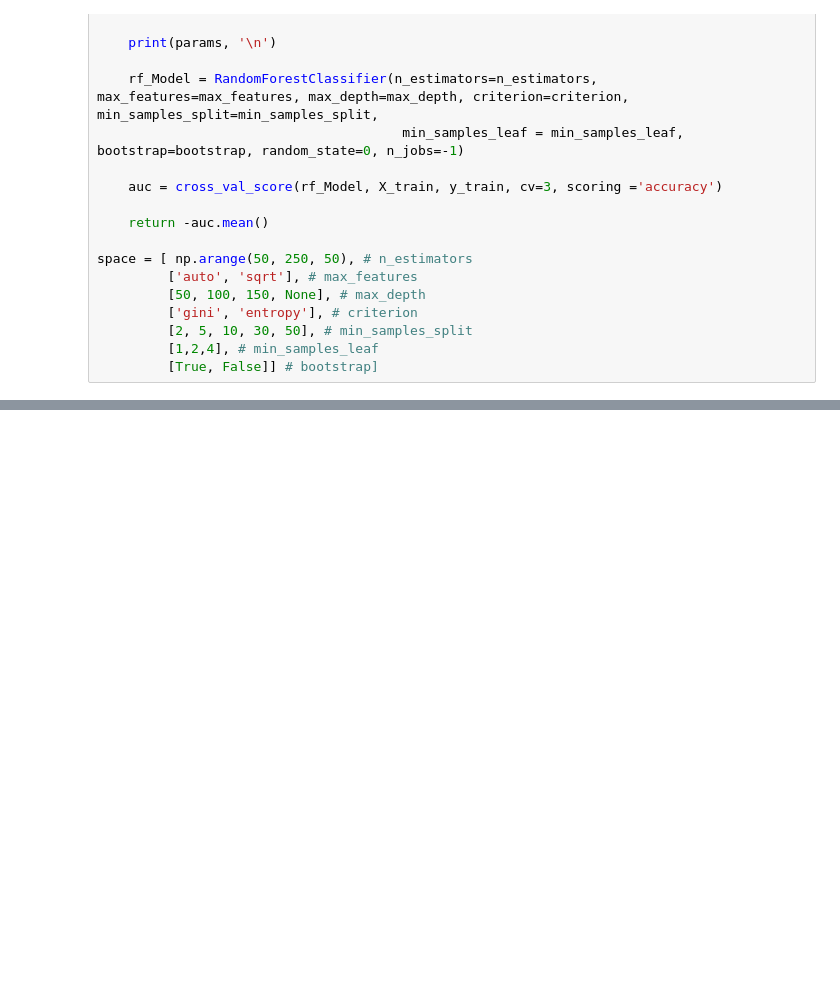
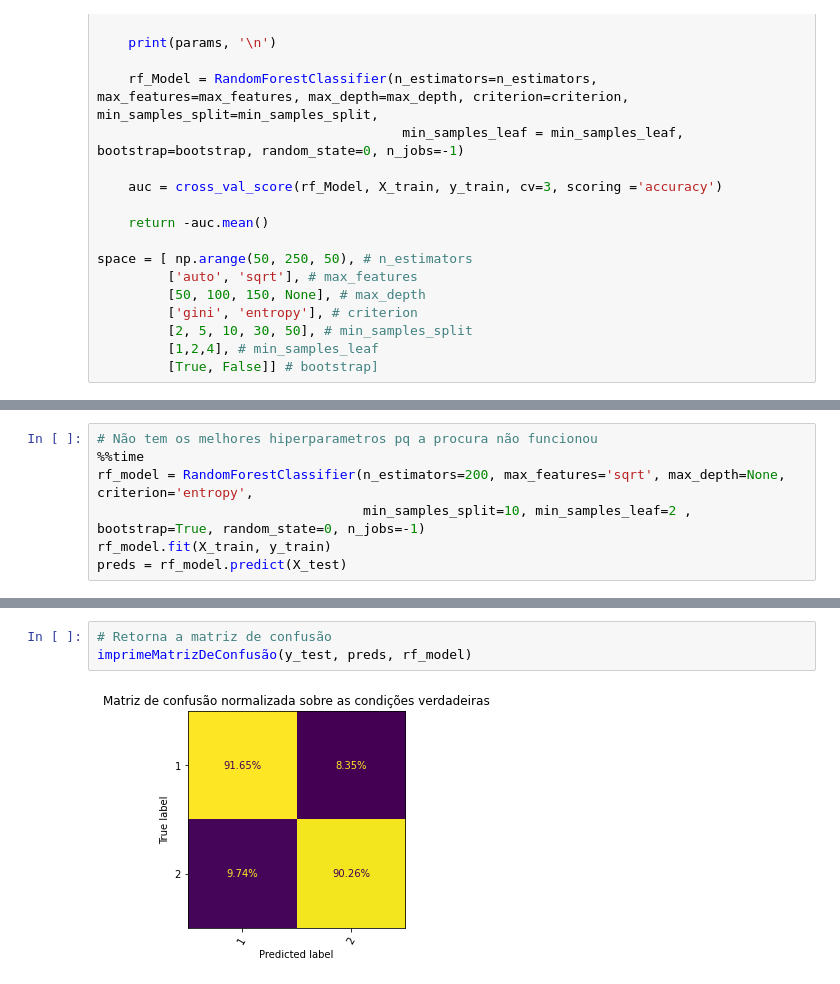
Before and after one commit to asdflazaro/Cow_Science_Robots, a Jupyter notebook: CódigoProntoDoutorado.ipynb, the cells around one changed output, grey strips where cells are left out. Saved outputs shown, nothing was run; the diff lists cells and outputs as text; blank space fills up the shorter version.

```diff
--- a/CódigoProntoDoutorado.ipynb
+++ b/CódigoProntoDoutorado.ipynb
@@ -534,0 +549,7 @@ AttributeError: 'DecisionTreeClassifier' object has no attribute 'min_impurity_s
+# %%
+# Não tem os melhores hiperparametros pq a procura não funcionou
+%%time
+rf_model = RandomForestClassifier(n_estimators=200, max_features='sqrt', max_depth=None, criterion='entropy',
+                                  min_samples_split=10, min_samples_leaf=2 , bootstrap=True, random_state=0, n_jobs=-1)
+rf_model.fit(X_train, y_train)
+preds = rf_model.predict(X_test)
@@ -534,0 +581,5 @@ AttributeError: 'DecisionTreeClassifier' object has no attribute 'min_impurity_s
+# %%
+# Retorna a matriz de confusão
+imprimeMatrizDeConfusão(y_test, preds, rf_model)
+# %% [output]
+[figure, added]
```
Also changed, not shown: parts of 10 cells of this notebook.
